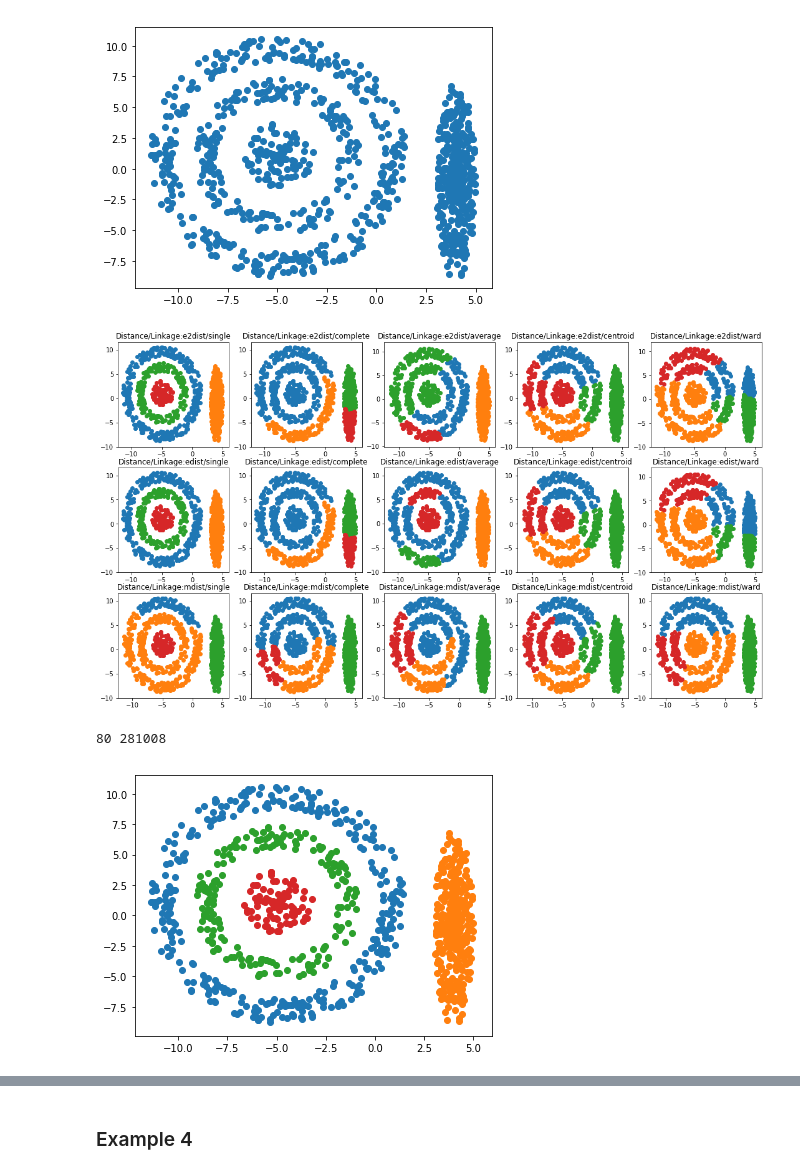
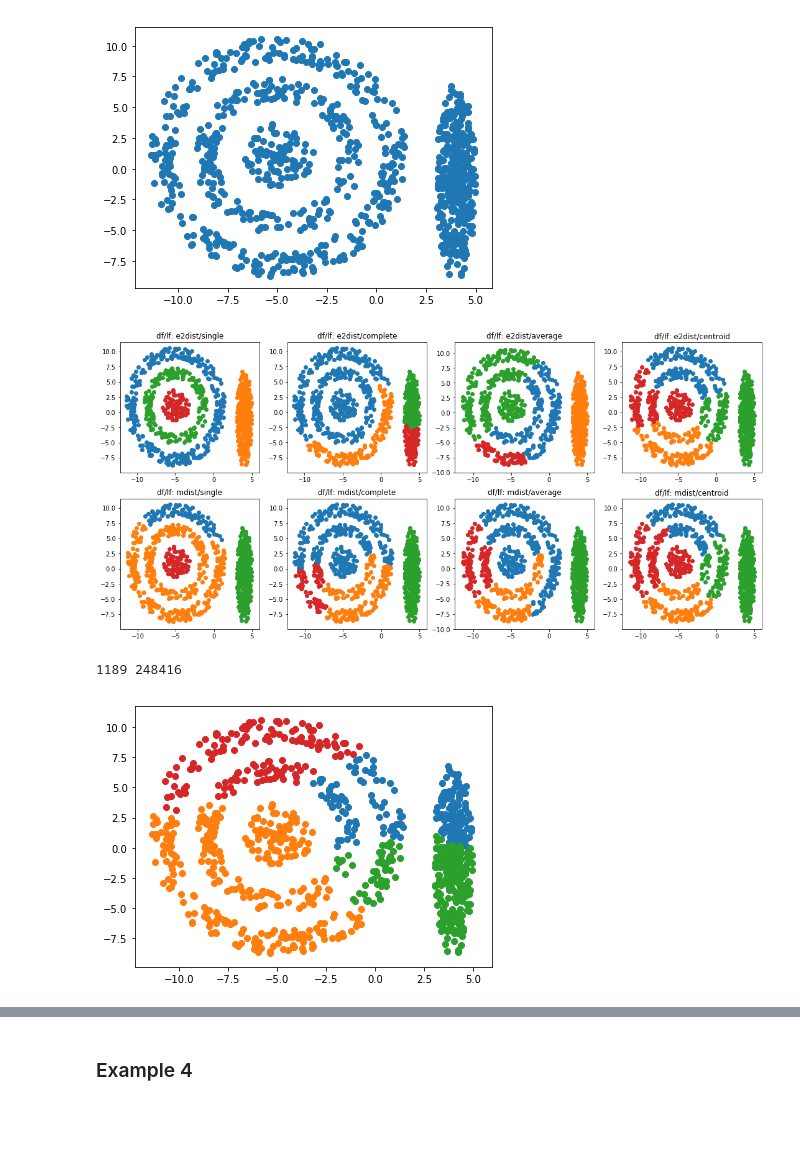
Before and after one commit to Anhmike/clustering, a Jupyter notebook: tmp/clustering.ipynb, the cells around one changed output, grey strips where cells are left out. Cells and saved outputs as stored; diff of their text form; code cells hidden in the pictures; blank space fills up the shorter version.

```diff
--- a/tmp/clustering.ipynb
+++ b/tmp/clustering.ipynb
@@ -95,13 +109,13 @@ plt[`:show][];
 # %% [output]
 [figure]
 # %%
-plot[d3;4;cross[key .clust.kd.i.dd;key .clust.kd.i.ld]];
+plothc[d3;4;cross[`e2dist`mdist;-1_key .clust.kd.i.ld]]
 # %% [output]
-[figure, old version]
+[figure, new version]
 # %%
-\ts r3:.clust.cure[d3;4;`e2dist;30;0;1b]
+\ts r3:.clust.hc[d3;4;`e2dist;`ward]
 {plt[`:scatter][;]. flip x}each exec pts by clt from r3;
 plt[`:show][];
 # %% [output]
-80 281008
+1189 248416
-[figure, old version]
+[figure, new version]
```
Also changed, not shown: parts of 24 cells of this notebook.
